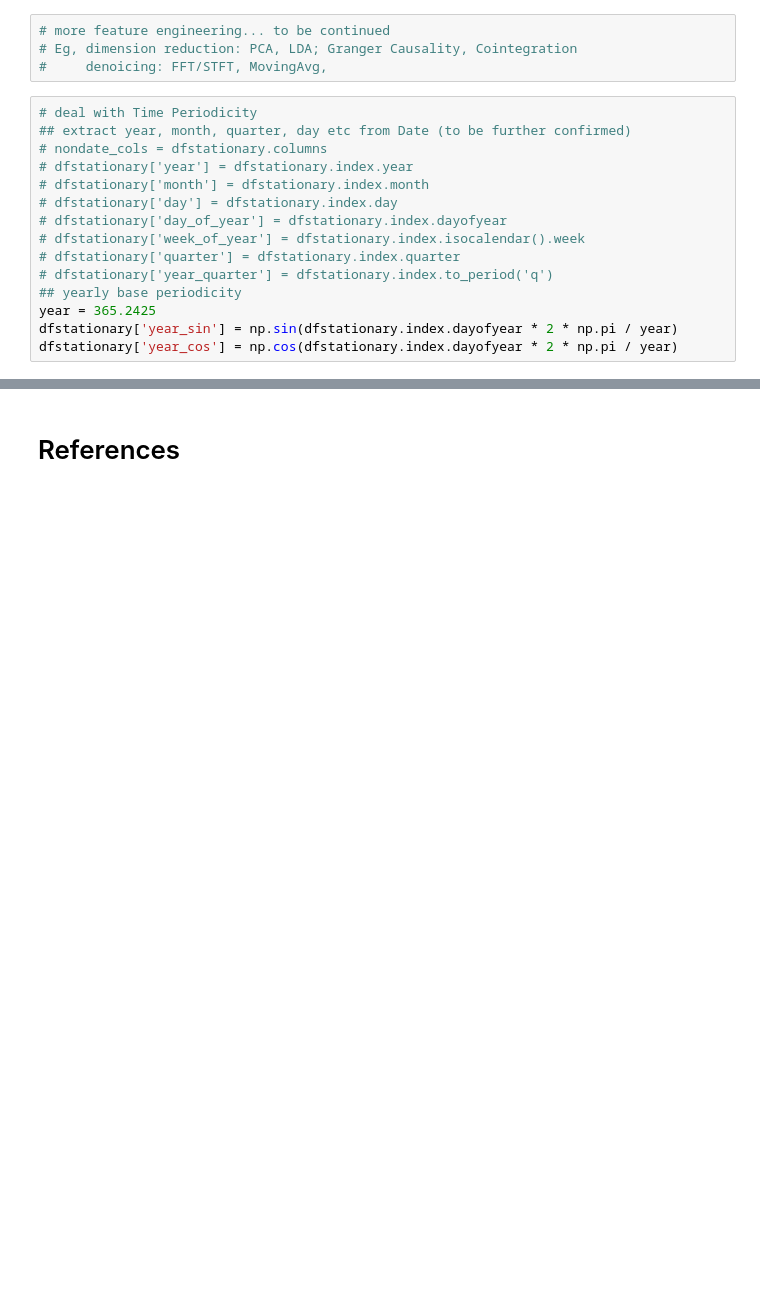
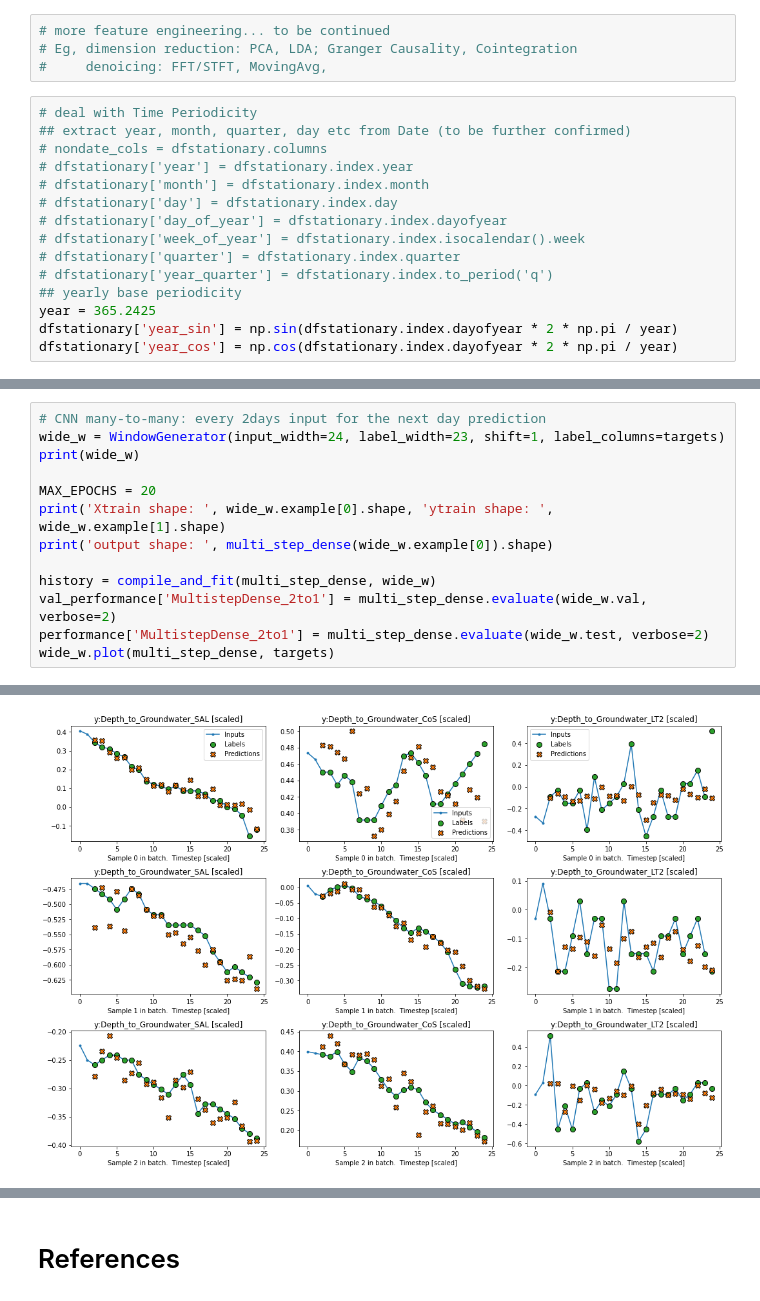
Before and after one commit to wkCircle/Acea-Smart-Water-Analytics, a Jupyter notebook: mannheim-smart-water-prediction.ipynb, the cells around one changed output, grey strips where cells are left out. Saved outputs shown, nothing was run; the diff lists cells and outputs as text; blank space fills up the shorter version.

```diff
--- a/mannheim-smart-water-prediction.ipynb
+++ b/mannheim-smart-water-prediction.ipynb
@@ -543,0 +710,14 @@ Shapes: X_train(1540, 2, 26), y_train(1540, 1, 3), X_val(386, 2, 26), y_val(386,
+# %%
+# CNN many-to-many: every 2days input for the next day prediction
+wide_w = WindowGenerator(input_width=24, label_width=23, shift=1, label_columns=targets)
+print(wide_w)
+
+MAX_EPOCHS = 20
+print('Xtrain shape: ', wide_w.example[0].shape, 'ytrain shape: ', wide_w.example[1].shape)
+print('output shape: ', multi_step_dense(wide_w.example[0]).shape)
+
+history = compile_and_fit(multi_step_dense, wide_w)
+val_performance['MultistepDense_2to1'] = multi_step_dense.evaluate(wide_w.val, verbose=2)
+performance['MultistepDense_2to1'] = multi_step_dense.evaluate(wide_w.test, verbose=2)
+wide_w.plot(multi_step_dense, targets)
+# %% [output]
@@ -543,0 +744 @@ Shapes: X_train(1540, 2, 26), y_train(1540, 1, 3), X_val(386, 2, 26), y_val(386,
+[figure, added]
```
Also changed, not shown: parts of 25 cells of this notebook.
